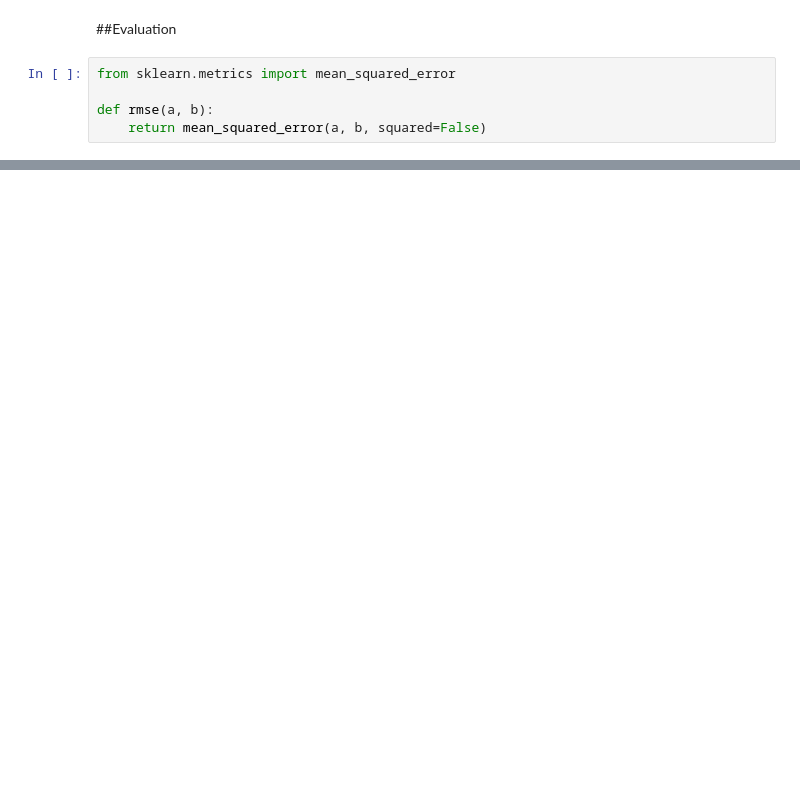
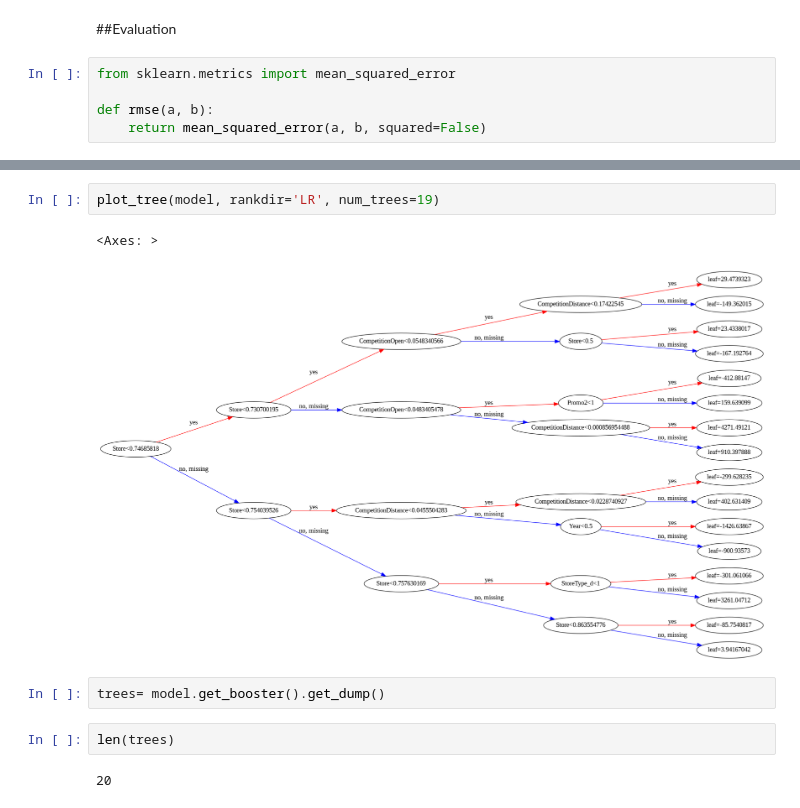
Before and after one commit to RapaDewan/Machine-Learning, a Jupyter notebook: FCC18_L5/FCC18_L5.ipynb, the cells around one changed output, grey strips where cells are left out. Saved outputs shown, nothing was run; the diff lists cells and outputs as text; blank space fills up the shorter version.

```diff
--- a/FCC18_L5/FCC18_L5.ipynb
+++ b/FCC18_L5/FCC18_L5.ipynb
@@ -486,0 +496,11 @@ rmse(preds, targets)
+# %%
+plot_tree(model, rankdir='LR', num_trees=19)
+# %% [output]
+<Axes: >
+[figure, added]
+# %%
+trees= model.get_booster().get_dump()
+# %%
+len(trees)
+# %% [output]
+20
```
Also changed, not shown: parts of 60 cells of this notebook.
